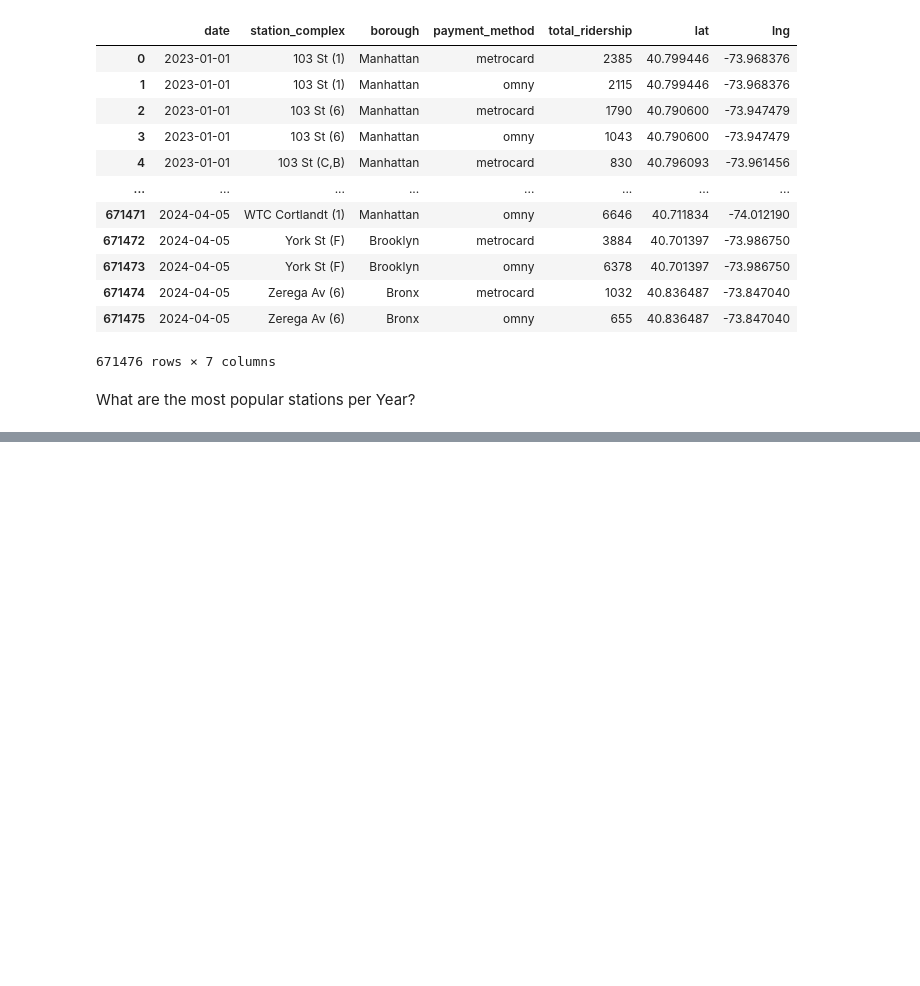
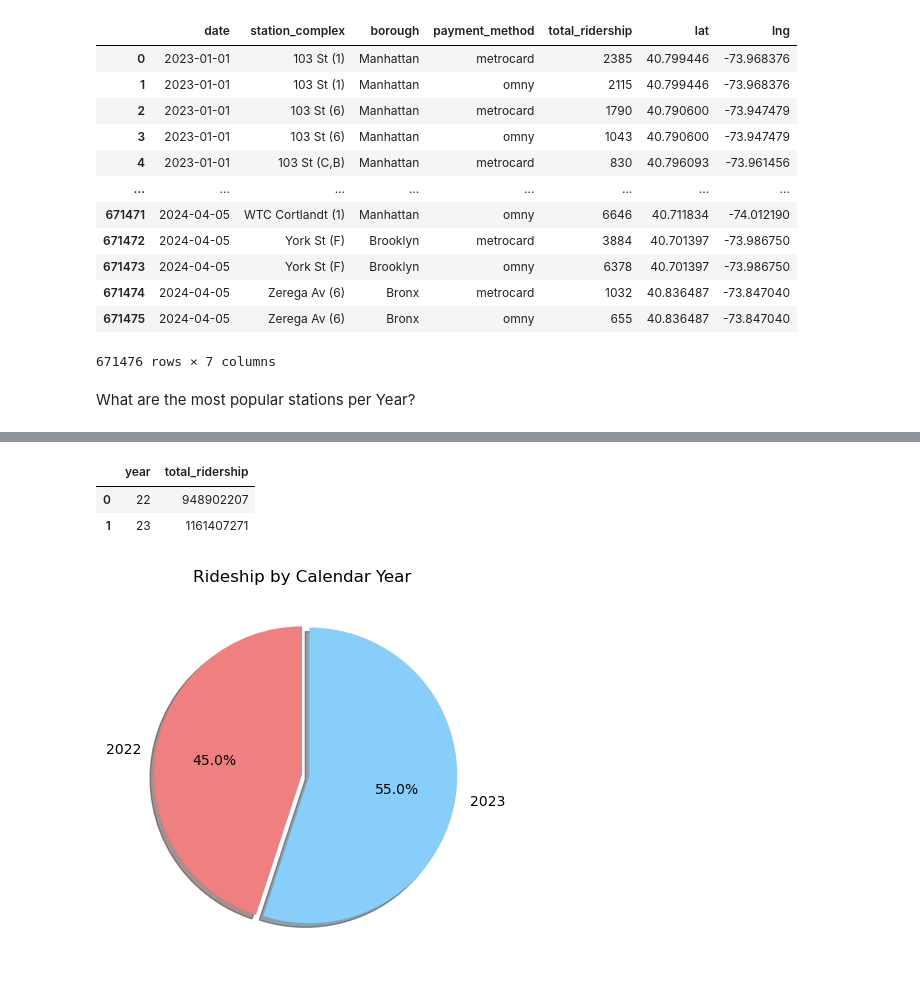
Before and after one commit to KZahraeloula/MTA_Analysis_project, a Jupyter notebook: mta_analysis_za.ipynb, the cells around one changed output, grey strips where cells are left out. Cells and saved outputs as stored; diff of their text form; code cells hidden in the pictures; blank space fills up the shorter version.

```diff
--- a/mta_analysis_za.ipynb
+++ b/mta_analysis_za.ipynb
@@ -47,0 +50,5 @@ What are the most popular stations per Year?
+# %%
+#add year column
+combined_df['date'] = pd.to_datetime(combined_df['date'])
+combined_df['year']=combined_df['date'].dt.strftime('%y')
+combined_df
@@ -48,2 +69,30 @@ What are the most popular stations per Year?
+# %%
+
+per_year_df=combined_df.groupby(['year'])[['total_ridership']].sum()
+per_year_df_new = per_year_df.reset_index()
+per_year_df_new
+per_year_df_new1 = per_year_df_new.loc[(per_year_df_new["year"]!="24")]
+per_year_df_new1
+# %% [output]
+|  | year | total_ridership |
+| 0 | 22 | 948902207 |
+| 1 | 23 | 1161407271 |
+# %%
+
+#years = per_year_df_new1 ["year"]
+years=["2022","2023"]
+ridership = per_year_df_new1 ["total_ridership"]
+ridership
+colors = [ "lightcoral", "lightskyblue"]
+explode = (0, 0.05)
+# %%
+plt.title("Rideship by Calendar Year")
+plt.pie(ridership, explode=explode, labels=years, colors=colors,
+        autopct="%1.1f%%", shadow=True, startangle=90)
+
+plt.savefig("Ressources/Fig1.png")
+plt.show()
+# %% [output]
+[figure, added]
 # %%
 #add year column
```
Also changed, not shown: parts of 20 cells of this notebook, 7 other files.
